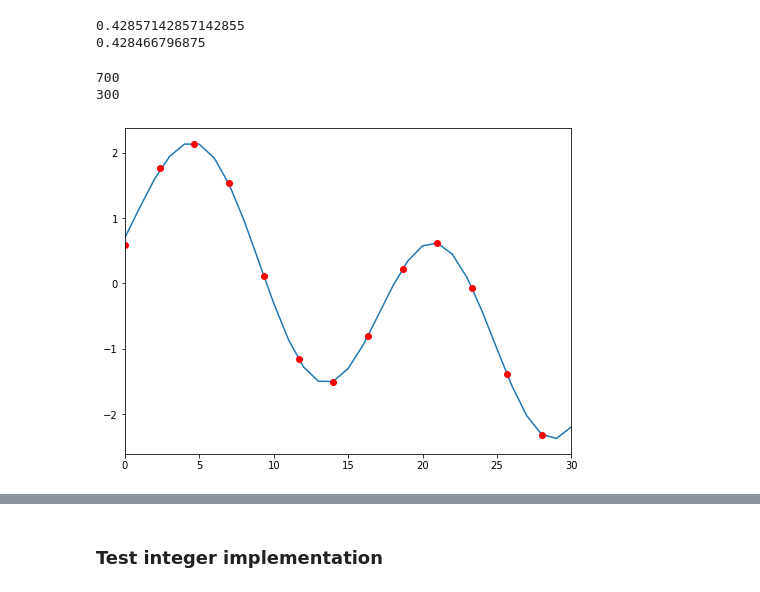
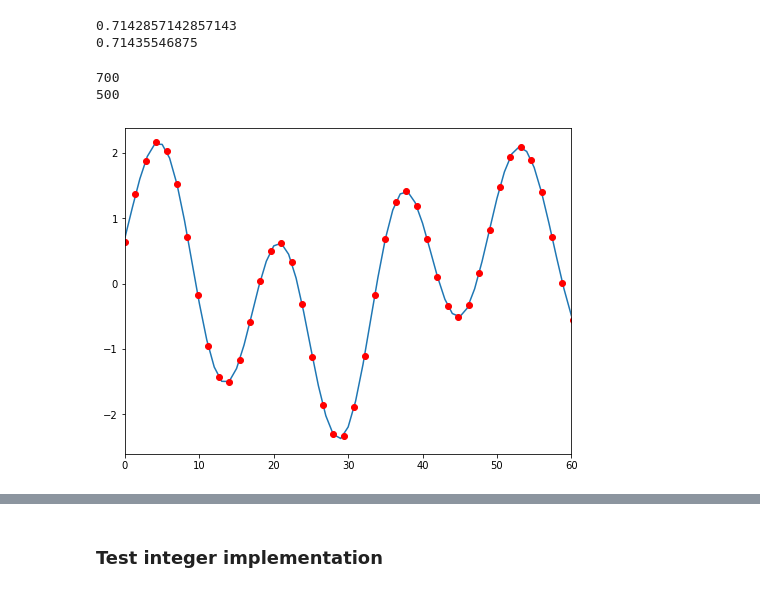
Before and after one commit to Hypotalamus/myBFSK, a Jupyter notebook: Resampler_dev.ipynb, the cells around one changed output, grey strips where cells are left out. Drawn from its saved outputs; the diff is of its cells as text; code cells hidden in the pictures.

```diff
--- a/Resampler_dev.ipynb
+++ b/Resampler_dev.ipynb
@@ -5,5 +7,5 @@ import matplotlib.pyplot as plt
 # %%
-P = 3
+P = 5
 Q = 7
 resampl = P/Q
 N = 4096
@@ -11,20 +13,20 @@ resamplQ = np.round(resampl * N) / N
 print(resampl)
 print(resamplQ)
 # %% [output]
-0.42857142857142855
-0.428466796875
+0.7142857142857143
+0.71435546875
 # %%
 sig = ( np.cos(2*np.pi*1/50*np.arange(Q*100)) + 1.2*np.sin(2*np.pi*3/50*np.arange(Q*100)) -
        .3*np.cos(2*np.pi*3.5/50*np.arange(Q*100)) )
 sigResRef = signal.resample_poly(sig, P, Q)
 print(len(sig))
 print(len(sigResRef))
 plt.subplots(figsize=(8, 6))
 plt.plot(sig);
 xRes = np.arange(P*100)* Q/P
 plt.plot(xRes, sigResRef, 'ro');
-plt.xlim(0, 30);
+plt.xlim(0, 60);
 # %% [output]
 700
-300
+500
-[figure, old version]
+[figure, new version]
```
Also changed, not shown: parts of 12 cells of this notebook, 3 other files.
